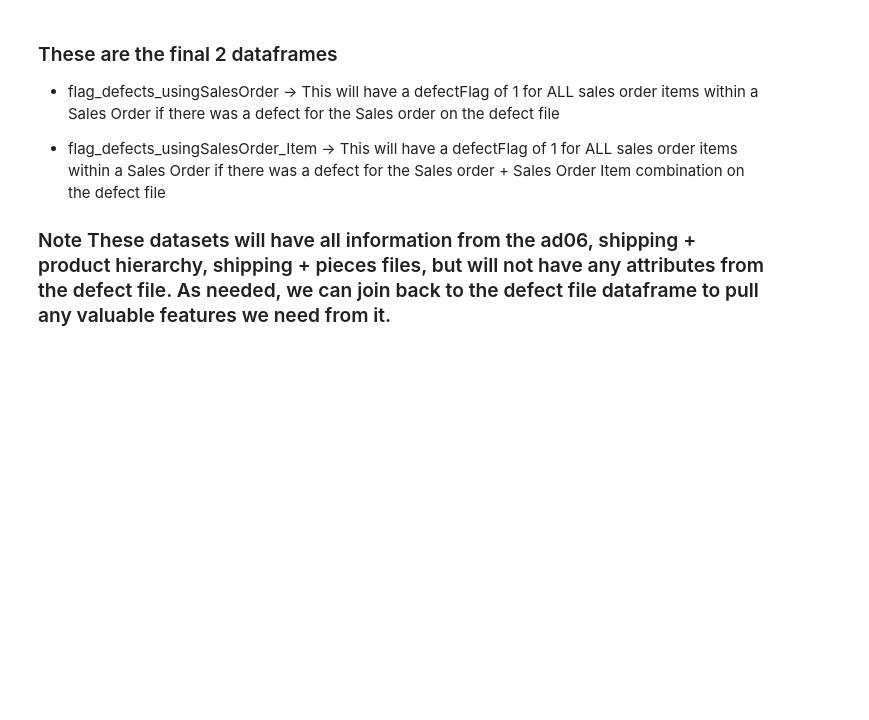
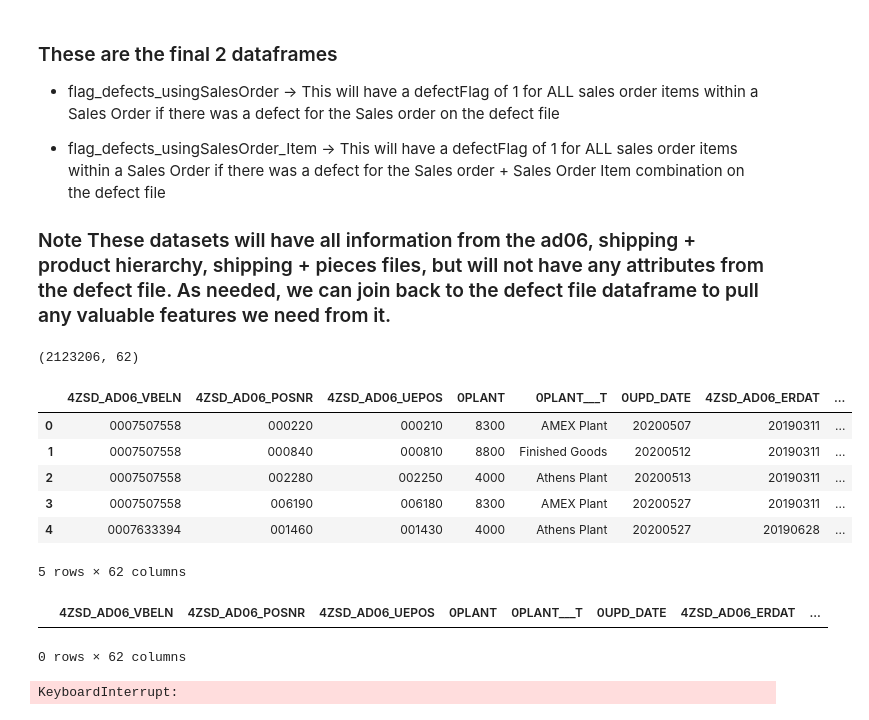
Before and after one commit to kk87736/georgiaTechCapstone, a Jupyter notebook: dataAnalysis.ipynb, the cells around one changed output. Cells and saved outputs as stored; diff of their text form; code cells hidden in the pictures; blank space fills up the shorter version.

```diff
--- a/dataAnalysis.ipynb
+++ b/dataAnalysis.ipynb
@@ -845,0 +846,28 @@ flag_defects_usingSalesOrder[flag_defects_usingSalesOrder['Sales Order']=='00071
+# %%
+flag_defects_usingSalesOrder_Item.shape
+# %% [output]
+(2123206, 62)
+# %%
+flag_defects_usingSalesOrder.shape
+
+flag_defects_usingSalesOrder.head()
+# %% [output]
+|  | 4ZSD_AD06_VBELN | 4ZSD_AD06_POSNR | 4ZSD_AD06_UEPOS | 0PLANT | 0PLANT___T | 0UPD_DATE | 4ZSD_AD06_ERDAT | ... |
+| 0 | 0007507558 | 000220 | 000210 | 8300 | AMEX Plant | 20200507 | 20190311 | ... |
+| 1 | 0007507558 | 000840 | 000810 | 8800 | Finished Goods | 20200512 | 20190311 | ... |
+| 2 | 0007507558 | 002280 | 002250 | 4000 | Athens Plant | 20200513 | 20190311 | ... |
+| 3 | 0007507558 | 006190 | 006180 | 8300 | AMEX Plant | 20200527 | 20190311 | ... |
+| 4 | 0007633394 | 001460 | 001430 | 4000 | Athens Plant | 20200527 | 20190628 | ... |
+5 rows × 62 columns
+# %%
+ad06_df[(ad06_df['4ZSD_AD06_VBELN']=='0007507558')  & (ad06_df['4ZSD_AD06_POSNR']=='008800')]
+flag_defects_usingSalesOrder[(flag_defects_usingSalesOrder['4ZSD_AD06_VBELN']=='0007507558')  & (flag_defects_usingSalesOrder['4ZSD_AD06_POSNR']=='008800')]
+#ad06_df.head()
+# %% [output]
+|  | 4ZSD_AD06_VBELN | 4ZSD_AD06_POSNR | 4ZSD_AD06_UEPOS | 0PLANT | 0PLANT___T | 0UPD_DATE | 4ZSD_AD06_ERDAT | ... |
+0 rows × 62 columns
+# %%
+#ship_product_df[(ship_product_df['Sales Order']==7507558) & (ship_product_df['Sales Order item']==8800)]
+flag_defects_usingSalesOrder.groupby(['Order Shipment Code']).count()
+# %% [output]
+KeyboardInterrupt:
```
Also changed, not shown: parts of 4 cells of this notebook, 2 other files.
